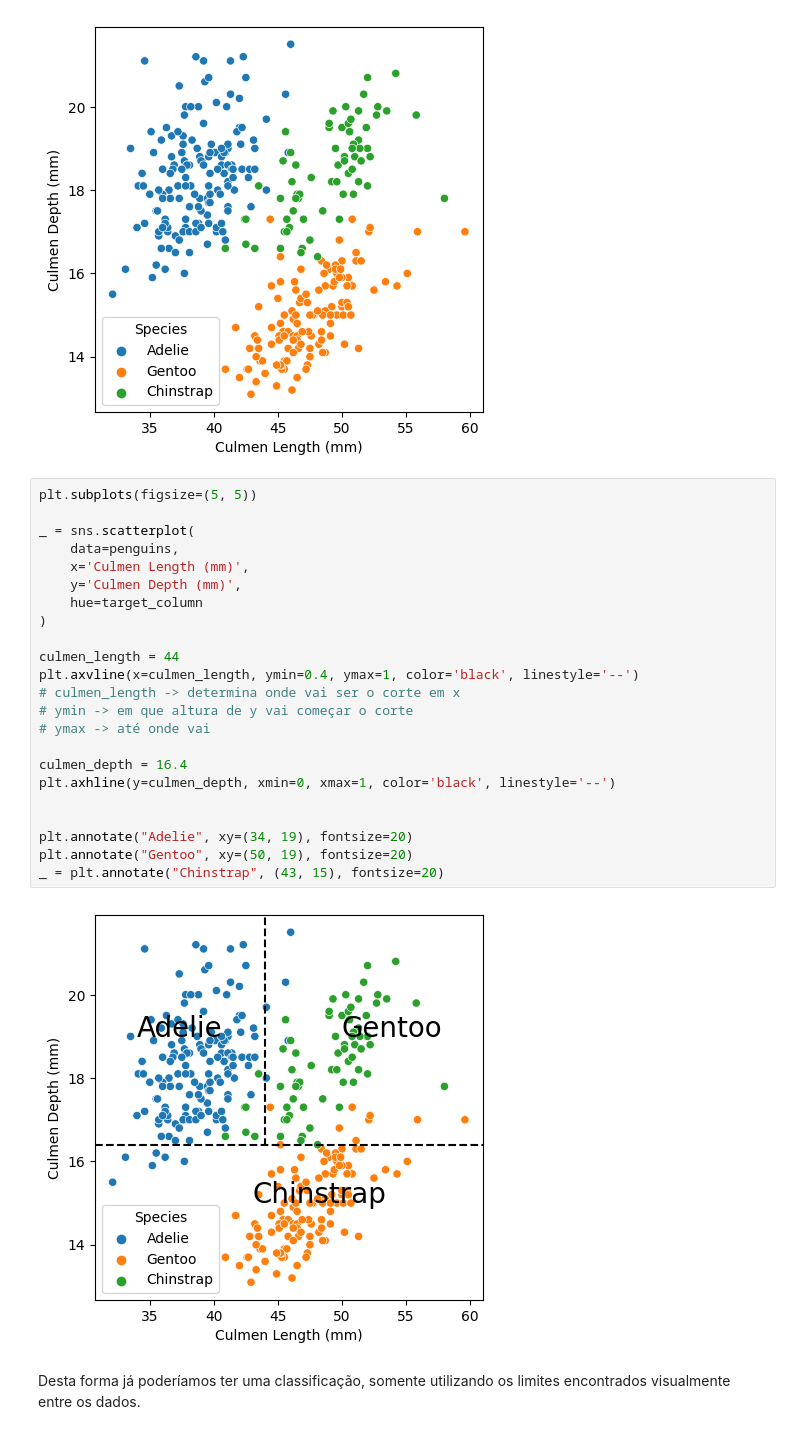
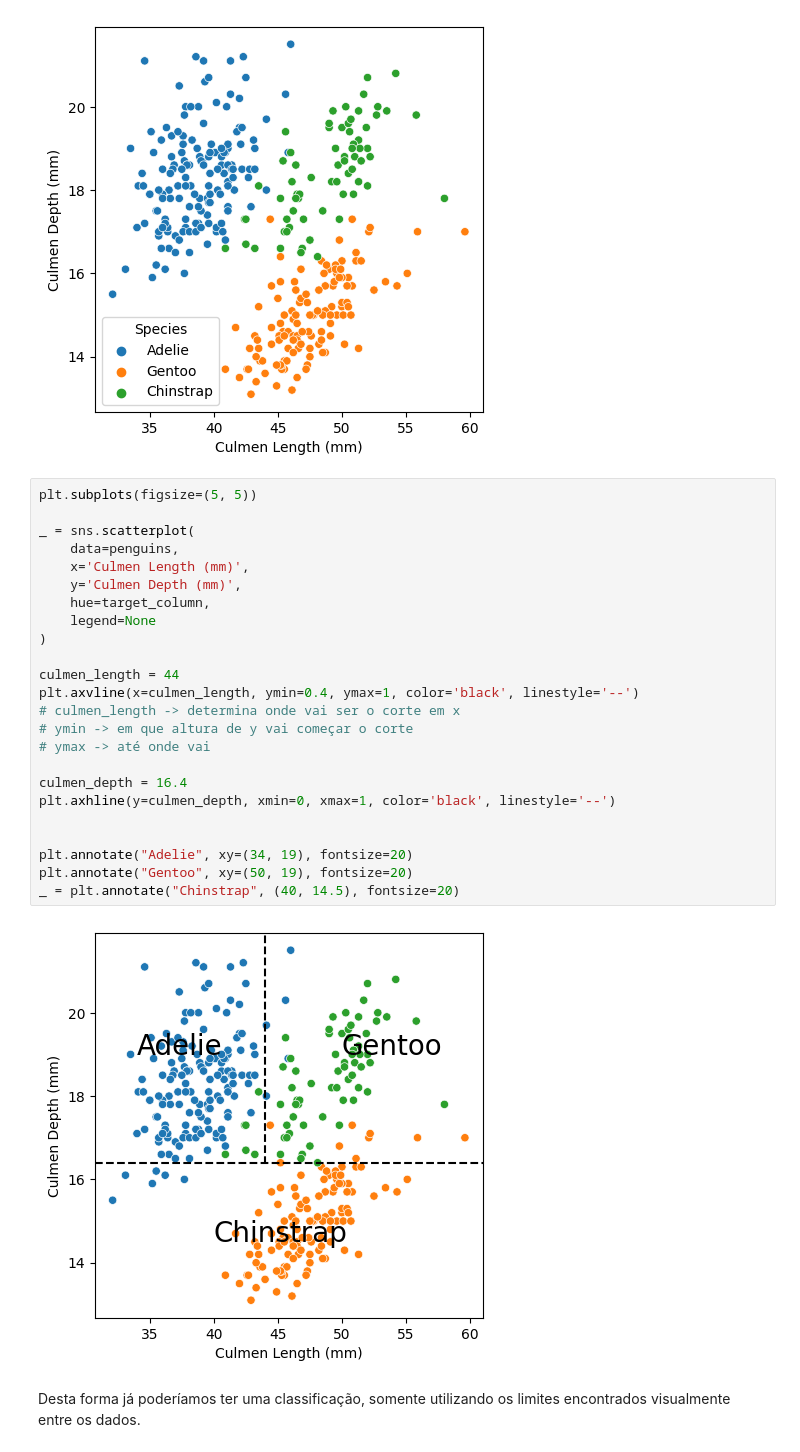
Before and after one commit to pedrodicati/scikit-learn-course, a Jupyter notebook: exercises/M1.01.ipynb, the cells around one changed output. Cells and saved outputs as stored; diff of their text form.

Commit message:
feat: update last plot, delete legend redundant

```diff
--- a/exercises/M1.01.ipynb
+++ b/exercises/M1.01.ipynb
@@ -130,27 +130,28 @@ _ = sns.scatterplot(
 # %%
 plt.subplots(figsize=(5, 5))
 
 _ = sns.scatterplot(
     data=penguins,
     x='Culmen Length (mm)',
     y='Culmen Depth (mm)',
-    hue=target_column
+    hue=target_column,
+    legend=None
 )
 
 culmen_length = 44
 plt.axvline(x=culmen_length, ymin=0.4, ymax=1, color='black', linestyle='--')
 # culmen_length -> determina onde vai ser o corte em x
 # ymin -> em que altura de y vai começar o corte
 # ymax -> até onde vai
 
 culmen_depth = 16.4
 plt.axhline(y=culmen_depth, xmin=0, xmax=1, color='black', linestyle='--')
 
 
 plt.annotate("Adelie", xy=(34, 19), fontsize=20)
 plt.annotate("Gentoo", xy=(50, 19), fontsize=20)
-_ = plt.annotate("Chinstrap", (43, 15), fontsize=20)
+_ = plt.annotate("Chinstrap", (40, 14.5), fontsize=20)
 # %% [output]
-[figure, old version]
+[figure, new version]
 # %% [markdown]
 Desta forma já poderíamos ter uma classificação, somente utilizando os limites encontrados visualmente entre os dados.
```
